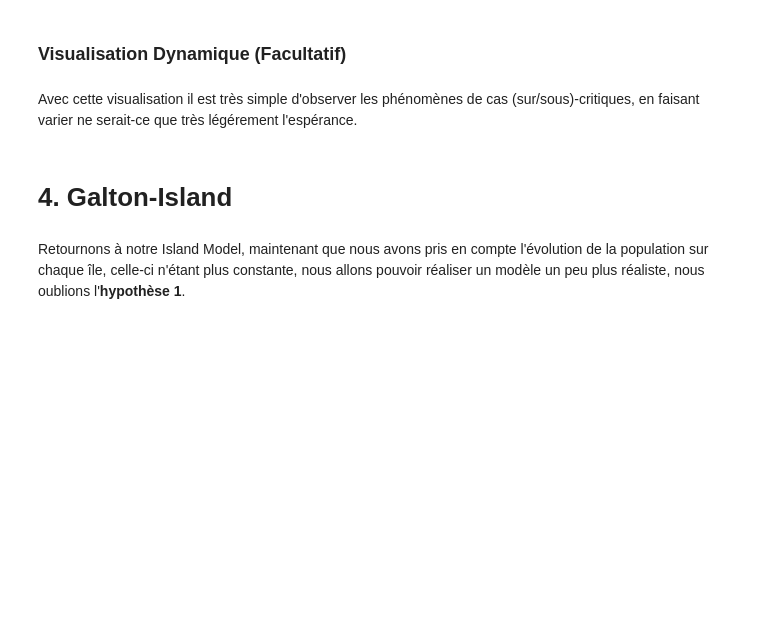
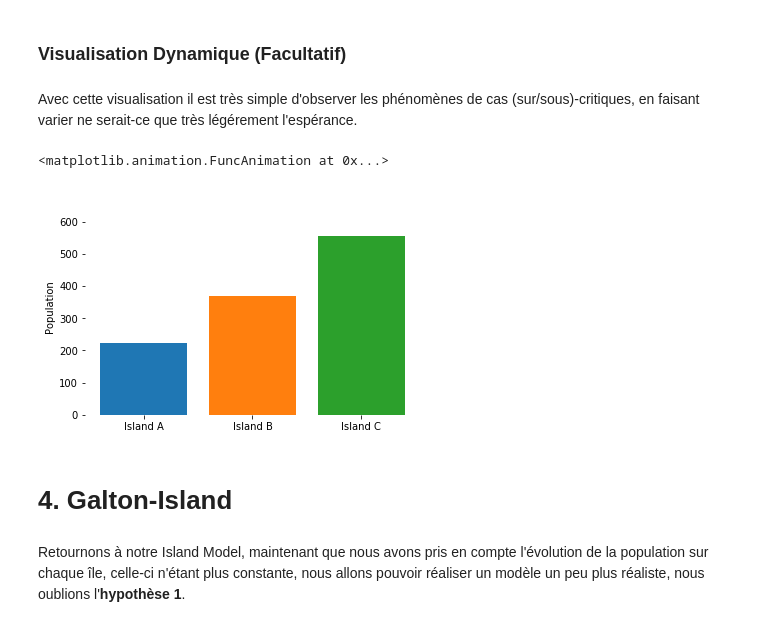
Before and after one commit to TheLinao/ARE-dynamique, a Jupyter notebook: Sujet_Dynamique_Population_Etud.ipynb, the cells around one changed output. Saved outputs shown, nothing was run; the diff lists cells and outputs as text; code cells hidden in the pictures; blank space fills up the shorter version.

```diff
--- a/Sujet_Dynamique_Population_Etud.ipynb
+++ b/Sujet_Dynamique_Population_Etud.ipynb
@@ -371,18 +376,18 @@ P = {'A' : p,
      'B' : p,
      'C' : p} # Galton Watson parameter on each island
 
-Z0 = {'A' : 40,
-     'B' : 1000,
+Z = {'A' : 400,
+     'B' : 400,
      'C' : 400} #Initial Population
 
-M = {('A','B') : 0.02, # Migration ratio from island 'A' to island 'B'
-     ('B','A') : 0.02,
-     ('A','C') : 0.05,
-     ('C','A') : 0.05,
-     ('B','C') : 0.01,
-     ('C','B') : 0.01}
+M = {('A','B') : 0.50, # Migration ratio from island 'A' to island 'B'
+     ('B','A') : 1.00,
+     ('A','C') : 1.50,
+     ('C','A') : 0.00,
+     ('B','C') : 0.50,
+     ('C','B') : 0.00}
 
-n = 10 #Number of generations
+n = 1 #Number of generations
 # %% [markdown]
 **Question 3.2 :** Compléter la fonction ci-dessous.
 # %%
@@ -392,7 +397,15 @@ def update_populations_with_migrations(Z,P,M):
     met à jour la population de chaque île après une génération
     '''
     Z_new = {}
-    Z_new['A']=
-    Z_new['B']=
-    Z_new['C']=
-    return Z_new
+    Z_new2 = {}
+    Z_new['A'] = Z['A']*(1-m['A','B']-m['A','C'])+Z['B']*m['B','A']+Z['C']*m['C','A']
+    Z_new['B'] = Z['B']*(1-m['B','C']-m['B','A'])+Z['C']*m['C','B']+Z['A']*m['A','B']
+    Z_new['C'] = Z['C']*(1-m['C','A']-m['C','B'])+Z['A']*m['A','C']+Z['B']*m['B','C']
+
+    Z_new2['A'] = update_population(int(Z_new['A']),P['A'])
+    Z_new2['B'] = update_population(int(Z_new['B']),P['B'])
+    Z_new2['C'] = update_population(int(Z_new['C']),P['C'])
+    return Z_new2
+
+
+update_populations_with_migrations(Z,P,M)
@@ -435,23 +463,26 @@ def animated_populations(Z,P,M,n):
 # %%
 p = {0 : 0.4,
      1 : 0.3,
      2 : 0.2,
      3 : 0.1}
 np.testing.assert_almost_equal(sum(p.values()),1)
 P = {'A' : p,
      'B' : p,
      'C' : p}
-Z0 = {'A' : 400,
-     'B' : 2000,
-     'C' : 400}
+Z0 = {'A' : 200,
+     'B' : 400,
+     'C' : 600}
 M = {('A','B') : 0.05, # Migration ratio from island 'A' to island 'B'
      ('B','A') : 0.05,
      ('A','C') : 0.05,
      ('C','A') : 0.05,
      ('B','C') : 0.01,
      ('C','B') : 0.01}
 n = 400
 animated_populations(Z0,P,M,n)
+# %% [output]
+<matplotlib.animation.FuncAnimation at 0x...>
+[figure, added]
 # %% [markdown]
 # 4. Galton-Island
 # %% [markdown]
```
Also changed, not shown: parts of 7 cells of this notebook.
